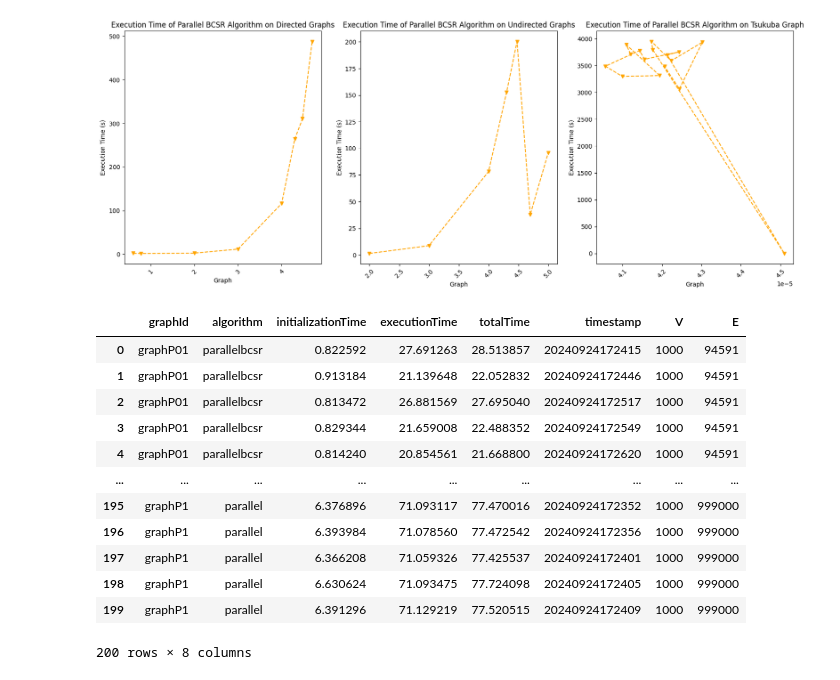
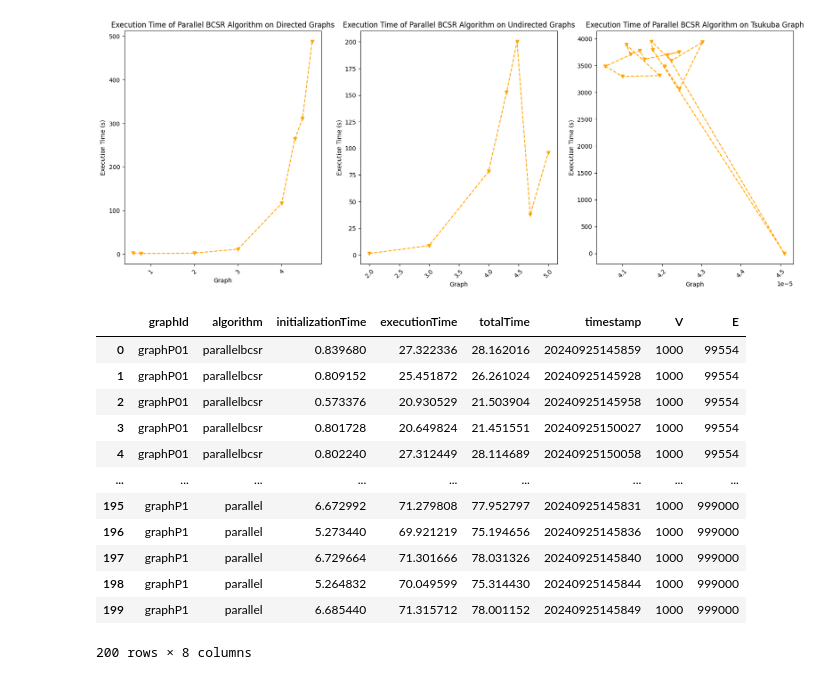
Before and after one commit to Daniele974/GraphCuts_CUDA, a Jupyter notebook: result_analysis.ipynb, the cells around one changed output. Saved outputs shown, nothing was run; the diff lists cells and outputs as text; code cells hidden in the pictures.

```diff
--- a/result_analysis.ipynb
+++ b/result_analysis.ipynb
@@ -202,38 +202,38 @@ plt.show()
 # %% [output]
 [figure]
 # %%
-results_path = './results/session3_density1K/'
+results_path = './results/session5_density1K/'
 files = glob.glob(results_path + '*.json')
 results = []
 
 for file in files:
     with open(file) as f:
         filename = os.path.basename(file)
         splitted_filename = filename.split('_')
         graph = splitted_filename[0]
         algorithm = splitted_filename[1]
         timestamp = splitted_filename[3].split('.')[0] if len(splitted_filename) > 3 else ''
         content = json.load(f)
         content['graphId'] = graph
         content['algorithm'] = algorithm
         content['timestamp'] = timestamp
         results.append(content)
 
 results = pd.DataFrame(results, columns=['graphId', 'algorithm', 'initializationTime', 'executionTime', 'totalTime', 'timestamp', 'V', 'E'])
 results
 # %% [output]
 |  | graphId | algorithm | initializationTime | executionTime | totalTime | timestamp | V | E |
-| 0 | graphP01 | parallelbcsr | 0.822592 | 27.691263 | 28.513857 | 20240924172415 | 1000 | 94591 |
-| 1 | graphP01 | parallelbcsr | 0.913184 | 21.139648 | 22.052832 | 20240924172446 | 1000 | 94591 |
-| 2 | graphP01 | parallelbcsr | 0.813472 | 26.881569 | 27.695040 | 20240924172517 | 1000 | 94591 |
-| 3 | graphP01 | parallelbcsr | 0.829344 | 21.659008 | 22.488352 | 20240924172549 | 1000 | 94591 |
-| 4 | graphP01 | parallelbcsr | 0.814240 | 20.854561 | 21.668800 | 20240924172620 | 1000 | 94591 |
+| 0 | graphP01 | parallelbcsr | 0.839680 | 27.322336 | 28.162016 | 20240925145859 | 1000 | 99554 |
+| 1 | graphP01 | parallelbcsr | 0.809152 | 25.451872 | 26.261024 | 20240925145928 | 1000 | 99554 |
+| 2 | graphP01 | parallelbcsr | 0.573376 | 20.930529 | 21.503904 | 20240925145958 | 1000 | 99554 |
+| 3 | graphP01 | parallelbcsr | 0.801728 | 20.649824 | 21.451551 | 20240925150027 | 1000 | 99554 |
+| 4 | graphP01 | parallelbcsr | 0.802240 | 27.312449 | 28.114689 | 20240925150058 | 1000 | 99554 |
 | ... | ... | ... | ... | ... | ... | ... | ... | ... |
-| 195 | graphP1 | parallel | 6.376896 | 71.093117 | 77.470016 | 20240924172352 | 1000 | 999000 |
-| 196 | graphP1 | parallel | 6.393984 | 71.078560 | 77.472542 | 20240924172356 | 1000 | 999000 |
-| 197 | graphP1 | parallel | 6.366208 | 71.059326 | 77.425537 | 20240924172401 | 1000 | 999000 |
-| 198 | graphP1 | parallel | 6.630624 | 71.093475 | 77.724098 | 20240924172405 | 1000 | 999000 |
-| 199 | graphP1 | parallel | 6.391296 | 71.129219 | 77.520515 | 20240924172409 | 1000 | 999000 |
+| 195 | graphP1 | parallel | 6.672992 | 71.279808 | 77.952797 | 20240925145831 | 1000 | 999000 |
+| 196 | graphP1 | parallel | 5.273440 | 69.921219 | 75.194656 | 20240925145836 | 1000 | 999000 |
+| 197 | graphP1 | parallel | 6.729664 | 71.301666 | 78.031326 | 20240925145840 | 1000 | 999000 |
+| 198 | graphP1 | parallel | 5.264832 | 70.049599 | 75.314430 | 20240925145844 | 1000 | 999000 |
+| 199 | graphP1 | parallel | 6.685440 | 71.315712 | 78.001152 | 20240925145849 | 1000 | 999000 |
 200 rows × 8 columns
 # %%
 agg_results = results.groupby(['graphId', 'algorithm', 'V', 'E']).agg({'initializationTime': ['mean', 'std', 'min', 'max'], 'executionTime': ['mean', 'std', 'min', 'max'], 'totalTime': ['mean', 'std', 'min', 'max']}).reset_index()
```
Also changed, not shown: parts of 2 cells of this notebook.
